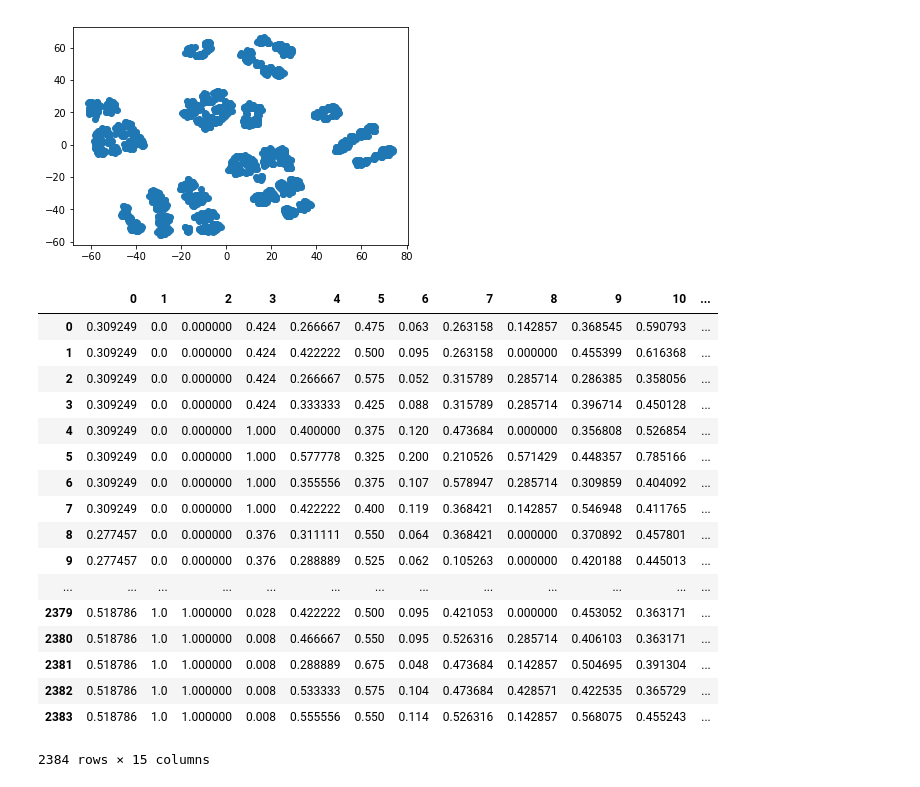
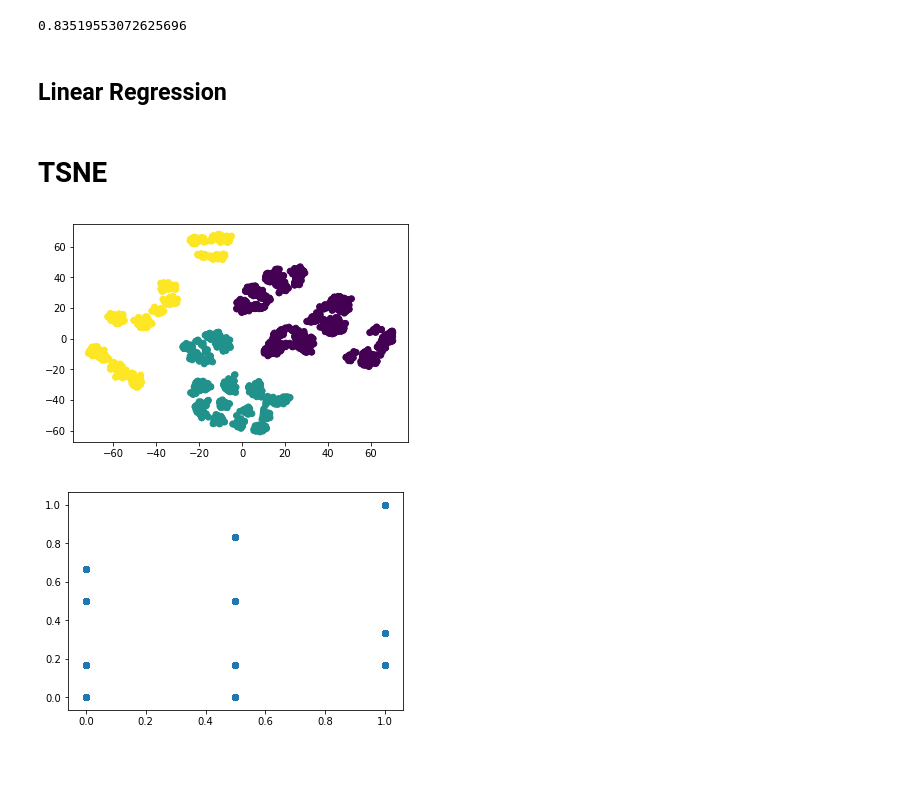
Before and after one commit to ash27023231/call-of-duty-analyzer, a Jupyter notebook: analysis.ipynb, the cells around one changed output. Drawn from its saved outputs; the diff is of its cells as text; code cells hidden in the pictures.

Commit message:
classifiers, visualization

```diff
--- a/analysis.ipynb
+++ b/analysis.ipynb
@@ -39,2 +80,10 @@ TSNE
+# %%
+acc
+# %% [output]
+0.83519553072625696
+# %% [markdown]
+## Linear Regression
+# %% [markdown]
+# TSNE
 # %%
 xt = TSNE(n_components=2).fit_transform(data.loc[:,0:13])
@@ -42,26 +90,12 @@ labels = data.loc[:,14]
+# %%
+labels = data.loc[:,1]
 # %%
-plt.scatter(xt[:,0],xt[:,1])
+plt.scatter(xt[:,0],xt[:,1],c=labels,label=labels)
 plt.show()
 # %% [output]
-[figure, old version]
+[figure, new version]
-# %%
-data
-# %% [output]
-|  | 0 | 1 | 2 | 3 | 4 | 5 | 6 | 7 | 8 | 9 | 10 | ... |
-| 0 | 0.309249 | 0.0 | 0.000000 | 0.424 | 0.266667 | 0.475 | 0.063 | 0.263158 | 0.142857 | 0.368545 | 0.590793 | ... |
-| 1 | 0.309249 | 0.0 | 0.000000 | 0.424 | 0.422222 | 0.500 | 0.095 | 0.263158 | 0.000000 | 0.455399 | 0.616368 | ... |
-| 2 | 0.309249 | 0.0 | 0.000000 | 0.424 | 0.266667 | 0.575 | 0.052 | 0.315789 | 0.285714 | 0.286385 | 0.358056 | ... |
-| 3 | 0.309249 | 0.0 | 0.000000 | 0.424 | 0.333333 | 0.425 | 0.088 | 0.315789 | 0.285714 | 0.396714 | 0.450128 | ... |
-| 4 | 0.309249 | 0.0 | 0.000000 | 1.000 | 0.400000 | 0.375 | 0.120 | 0.473684 | 0.000000 | 0.356808 | 0.526854 | ... |
-| 5 | 0.309249 | 0.0 | 0.000000 | 1.000 | 0.577778 | 0.325 | 0.200 | 0.210526 | 0.571429 | 0.448357 | 0.785166 | ... |
-| 6 | 0.309249 | 0.0 | 0.000000 | 1.000 | 0.355556 | 0.375 | 0.107 | 0.578947 | 0.285714 | 0.309859 | 0.404092 | ... |
-| 7 | 0.309249 | 0.0 | 0.000000 | 1.000 | 0.422222 | 0.400 | 0.119 | 0.368421 | 0.142857 | 0.546948 | 0.411765 | ... |
-| 8 | 0.277457 | 0.0 | 0.000000 | 0.376 | 0.311111 | 0.550 | 0.064 | 0.368421 | 0.000000 | 0.370892 | 0.457801 | ... |
-| 9 | 0.277457 | 0.0 | 0.000000 | 0.376 | 0.288889 | 0.525 | 0.062 | 0.105263 | 0.000000 | 0.420188 | 0.445013 | ... |
-| ... | ... | ... | ... | ... | ... | ... | ... | ... | ... | ... | ... | ... |
-| 2379 | 0.518786 | 1.0 | 1.000000 | 0.028 | 0.422222 | 0.500 | 0.095 | 0.421053 | 0.000000 | 0.453052 | 0.363171 | ... |
-| 2380 | 0.518786 | 1.0 | 1.000000 | 0.008 | 0.466667 | 0.550 | 0.095 | 0.526316 | 0.285714 | 0.406103 | 0.363171 | ... |
-| 2381 | 0.518786 | 1.0 | 1.000000 | 0.008 | 0.288889 | 0.675 | 0.048 | 0.473684 | 0.142857 | 0.504695 | 0.391304 | ... |
-| 2382 | 0.518786 | 1.0 | 1.000000 | 0.008 | 0.533333 | 0.575 | 0.104 | 0.473684 | 0.428571 | 0.422535 | 0.365729 | ... |
-| 2383 | 0.518786 | 1.0 | 1.000000 | 0.008 | 0.555556 | 0.550 | 0.114 | 0.526316 | 0.142857 | 0.568075 | 0.455243 | ... |
-2384 rows × 15 columns
+# %%
+plt.scatter(data.loc[:,1],data.loc[:,2])
+plt.show()
+# %% [output]
+[figure, added]
```
Also changed, not shown: parts of 19 cells of this notebook, 1 other file.
